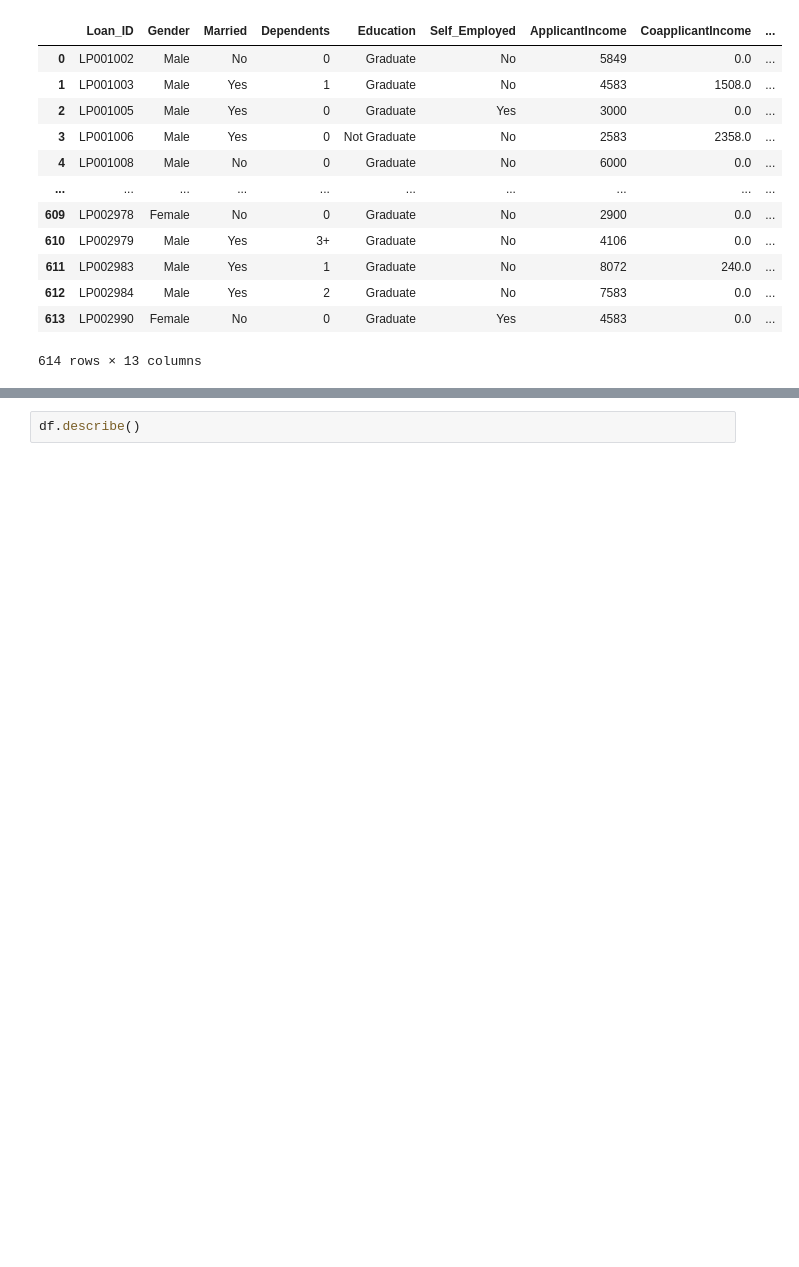
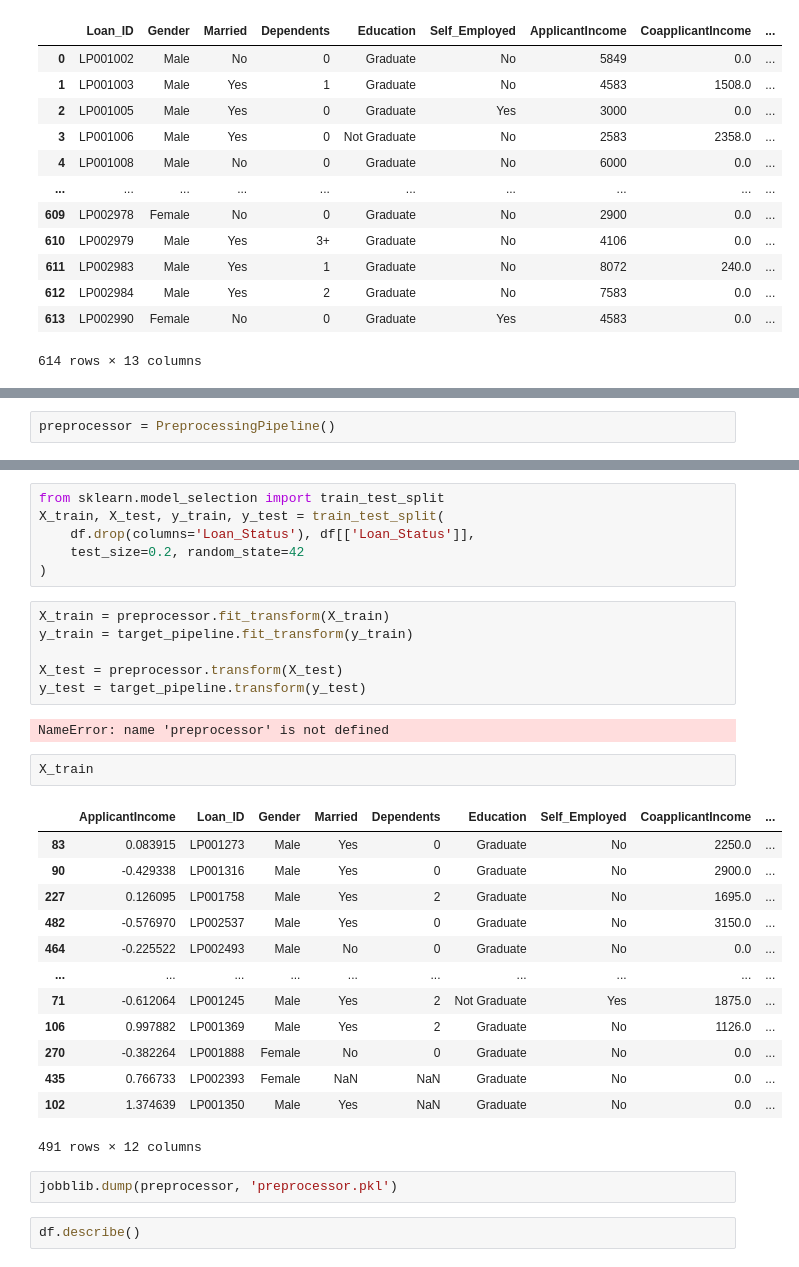
Before and after one commit to nathaliega/loan_prediction, a Jupyter notebook: notebooks/eda.ipynb, the cells around one changed output, grey strips where cells are left out. Saved outputs shown, nothing was run; the diff lists cells and outputs as text; blank space fills up the shorter version.

```diff
--- a/notebooks/eda.ipynb
+++ b/notebooks/eda.ipynb
@@ -29,0 +163,2 @@ df
+# %%
+preprocessor = PreprocessingPipeline()
@@ -30,3 +184,35 @@ df
+# %%
+from sklearn.model_selection import train_test_split
+X_train, X_test, y_train, y_test = train_test_split(
+    df.drop(columns='Loan_Status'), df[['Loan_Status']],
+    test_size=0.2, random_state=42
+)
+# %%
+X_train = preprocessor.fit_transform(X_train)
+y_train = target_pipeline.fit_transform(y_train)
+
+X_test = preprocessor.transform(X_test)
+y_test = target_pipeline.transform(y_test)
+# %% [output]
+NameError: name 'preprocessor' is not defined
+# %%
+X_train
+# %% [output]
+|  | ApplicantIncome | Loan_ID | Gender | Married | Dependents | Education | Self_Employed | CoapplicantIncome | ... |
+| 83 | 0.083915 | LP001273 | Male | Yes | 0 | Graduate | No | 2250.0 | ... |
+| 90 | -0.429338 | LP001316 | Male | Yes | 0 | Graduate | No | 2900.0 | ... |
+| 227 | 0.126095 | LP001758 | Male | Yes | 2 | Graduate | No | 1695.0 | ... |
+| 482 | -0.576970 | LP002537 | Male | Yes | 0 | Graduate | No | 3150.0 | ... |
+| 464 | -0.225522 | LP002493 | Male | No | 0 | Graduate | No | 0.0 | ... |
+| ... | ... | ... | ... | ... | ... | ... | ... | ... | ... |
+| 71 | -0.612064 | LP001245 | Male | Yes | 2 | Not Graduate | Yes | 1875.0 | ... |
+| 106 | 0.997882 | LP001369 | Male | Yes | 2 | Graduate | No | 1126.0 | ... |
+| 270 | -0.382264 | LP001888 | Female | No | 0 | Graduate | No | 0.0 | ... |
+| 435 | 0.766733 | LP002393 | Female | NaN | NaN | Graduate | No | 0.0 | ... |
+| 102 | 1.374639 | LP001350 | Male | Yes | NaN | Graduate | No | 0.0 | ... |
+491 rows × 12 columns
+# %%
+jobblib.dump(preprocessor, 'preprocessor.pkl')
 # %%
 df.describe()
 # %% [output]
```
Also changed, not shown: parts of 7 cells of this notebook, 20 other files.
